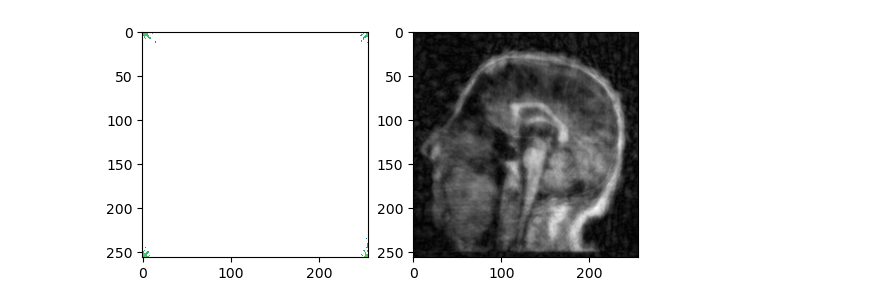
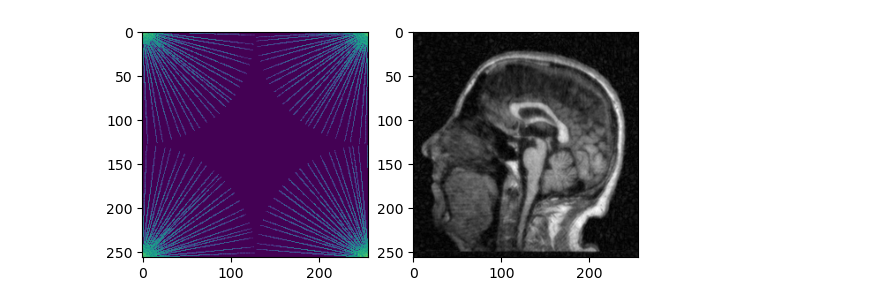
Before and after one commit to lassestahnke/HL2027_recon, a Jupyter notebook: HL2027_project_1.ipynb, the cells around one changed output. Cells and saved outputs as stored; diff of their text form; code cells hidden in the pictures.

Commit message:
Cleaned up code; added graphs depending on number of spikes

```diff
--- a/HL2027_project_1.ipynb
+++ b/HL2027_project_1.ipynb
@@ -2,13 +2,14 @@
 import SimpleITK as sitk
 import numpy as np
 import sigpy as sp
-from sigpy import mri
 from sigpy import plot
 import matplotlib.pyplot as plt
 
 sitk_t1 = sitk.ReadImage('t1.nii.gz')
 t1 = sitk.GetArrayFromImage(sitk_t1)
+t1_slice=t1[0,0,45,:,:]
 
 print(t1.shape)
+print(t1_slice.shape)
 # %% [output]
 (2, 1, 90, 256, 256)
@@ -52,0 +17,9 @@ sp.plot.ScatterPlot(coord)
+# %%
+plt.figure()
+plt.imshow(t1_slice, cmap='gray')
+plt.show()
+
+fft_t1_slice = sp.fft(t1_slice, center=False)
+plt.figure()
+plt.imshow(np.log10(abs(fft_t1_slice)))
+plt.show()
@@ -52,0 +29,7 @@ sp.plot.ScatterPlot(coord)
+# %%
+# 1. Simulation of radial sampling: (15%)
+spikes = 96
+coord = sp.mri.radial([spikes,256,2],[256,256], dtype=int)
+print(coord.shape)
+
+sp.plot.ScatterPlot(coord)
@@ -53,15 +40,15 @@ sp.plot.ScatterPlot(coord)
 # %%
-new_fft = np.zeros_like(fft_img)
-new_fft[coord[:,:,1],coord[:,:,0]] = fft_img[coord[:,:,1],coord[:,:,0]]
+new_fft = np.zeros_like(fft_t1_slice)
+new_fft[coord[:,:,1],coord[:,:,0]] = fft_t1_slice[coord[:,:,1],coord[:,:,0]]
 
 new_ifft = sp.ifft(new_fft, center=False)
 
 plt.figure()
 plt.subplot(121)
-plt.imshow(np.log10(abs(new_fft)))
+plt.imshow(np.log10(abs(new_fft)+1))
 
 plt.subplot(122)
 plt.imshow(abs(new_ifft), cmap='gray')
 plt.show()
 # %% [output]
-[figure, old version]
+[figure, new version]
```
Also changed, not shown: parts of 7 cells of this notebook.
